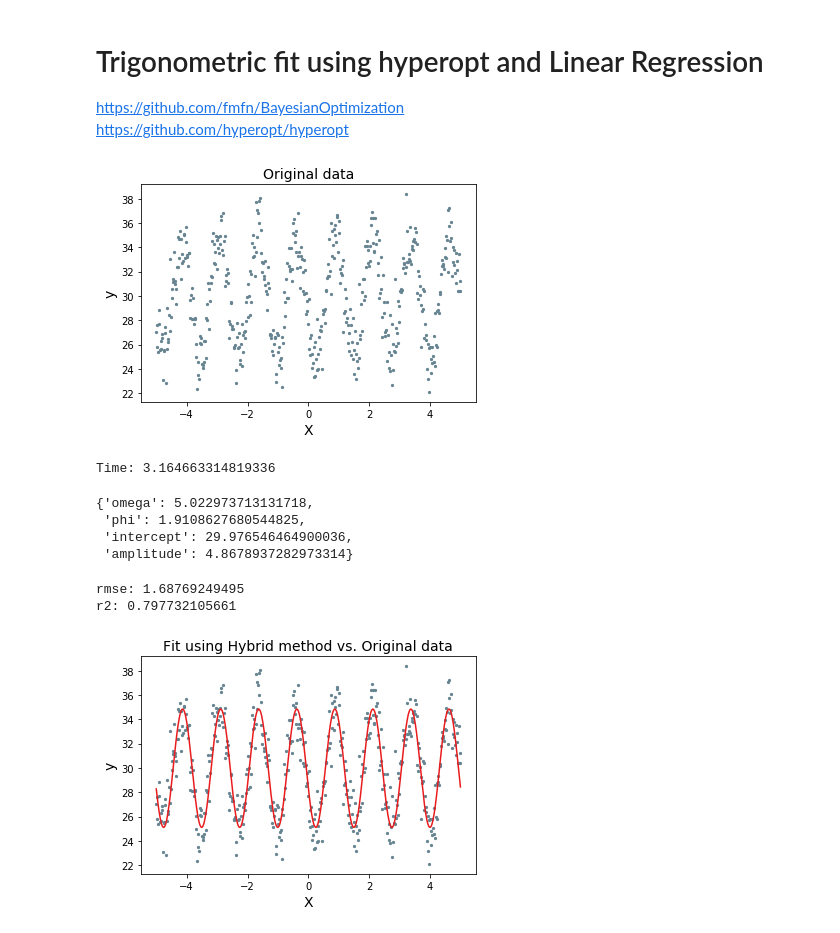
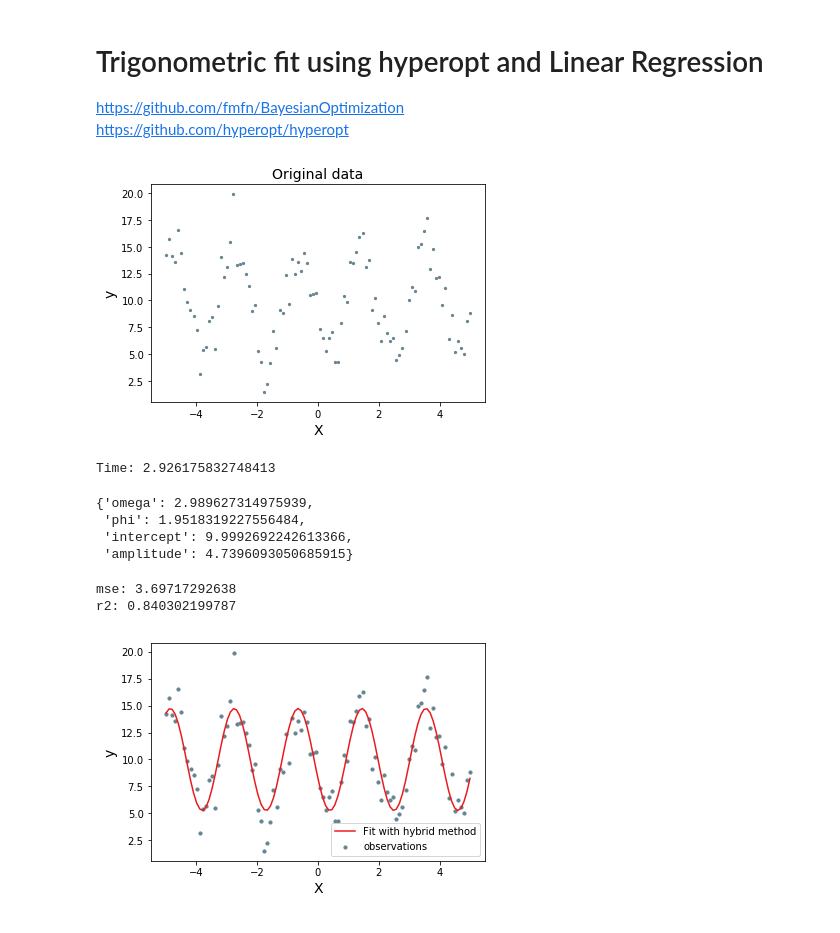
Before and after one commit to Harmonic-Oscillator-hyBrid-fIT/HOBIT, a Jupyter notebook: notebooks/hybrid_method.ipynb, the cells around one changed output. Cells and saved outputs as stored; diff of their text form; code cells hidden in the pictures.

```diff
--- a/notebooks/hybrid_method.ipynb
+++ b/notebooks/hybrid_method.ipynb
@@ -16,15 +16,15 @@ from matplotlib import pyplot as plt
 
 np.random.seed(12345)
 
-n = 500
+n = 100
 x_data = np.linspace(-5, 5, num= n)
-y_data = 30+ 5 * np.cos(5 * x_data + 2) + 1.5*np.random.normal(size= n)
+y_data = 10 + 5 * np.cos(3 * x_data + 2) + 1.5 * np.random.normal(size=n)
 plt.scatter(x_data, y_data,  label= 'observations', color= '#678491', s= 5)
 plt.ylabel('y', fontsize= 14)
 plt.xlabel('X', fontsize= 14)
 plt.title('Original data', fontsize= 14);
 # %% [output]
-[figure, old version]
+[figure, new version]
 # %%
 # random split the data into train and test
 from sklearn.model_selection import train_test_split
@@ -37,37 +37,39 @@ trig_reg.fit(X_train, y_train, niters= 500);
 end = time.time()
 print('Time:', end - start)
 # %% [output]
-Time: 3.164663314819336
+Time: 2.926175832748413
 # %%
 trig_reg.best_parameters
 # %% [output]
-{'omega': 5.022973713131718,
- 'phi': 1.9108627680544825,
- 'intercept': 29.976546464900036,
- 'amplitude': 4.8678937282973314}
+{'omega': 2.989627314975939,
+ 'phi': 1.9518319227556484,
+ 'intercept': 9.9992692242613366,
+ 'amplitude': 4.7396093050685915}
 # %%
 # Test data
 from sklearn.metrics import mean_squared_error, r2_score
 
 ypred = trig_reg.predict(X_test)
 
-rmse = np.sqrt(mean_squared_error(y_test,ypred))
+rmse = mean_squared_error(y_test,ypred)
 r2 = r2_score(y_test,ypred)
-print('rmse:', rmse)
+print('mse:', rmse)
 print('r2:',r2)
 # %% [output]
-rmse: 1.68769249495
-r2: 0.797732105661
+mse: 3.69717292638
+r2: 0.840302199787
 # %%
 # Apply model to all data
 y = trig_reg.predict(x_data)
 
 # plot
 fig, ax = plt.subplots()
-ax.scatter(x_data, y_data, label= 'observations', color= '#678491', s= 5)
-ax.plot(x_data, y, label= 'predictions', color= '#EA1B1D')
+ax.scatter(x_data, y_data, label= 'observations', color= '#678491', s=10)
+ax.plot(x_data, y, label= 'Fit with hybrid method', color= '#EA1B1D')
 ax.set_ylabel('y', fontsize= 14)
 ax.set_xlabel('X', fontsize= 14)
-ax.set_title('Fit using Hybrid method vs. Original data', fontsize= 14);
+plt.legend(loc='best')
+#ax.set_title('Fit using Hybrid method', fontsize= 14)
+plt.savefig('images/Hybrid.png', bbox_inches="tight")
 # %% [output]
-[figure, old version]
+[figure, new version]
```
Also changed, not shown: 6 other files.
